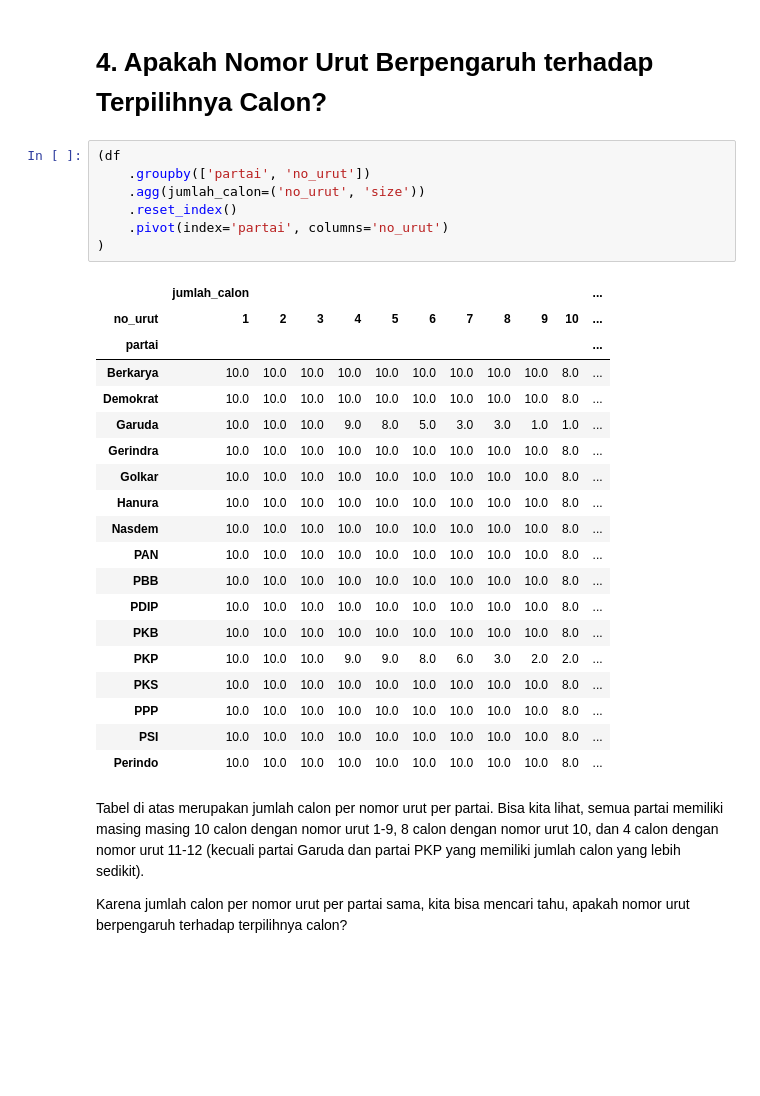
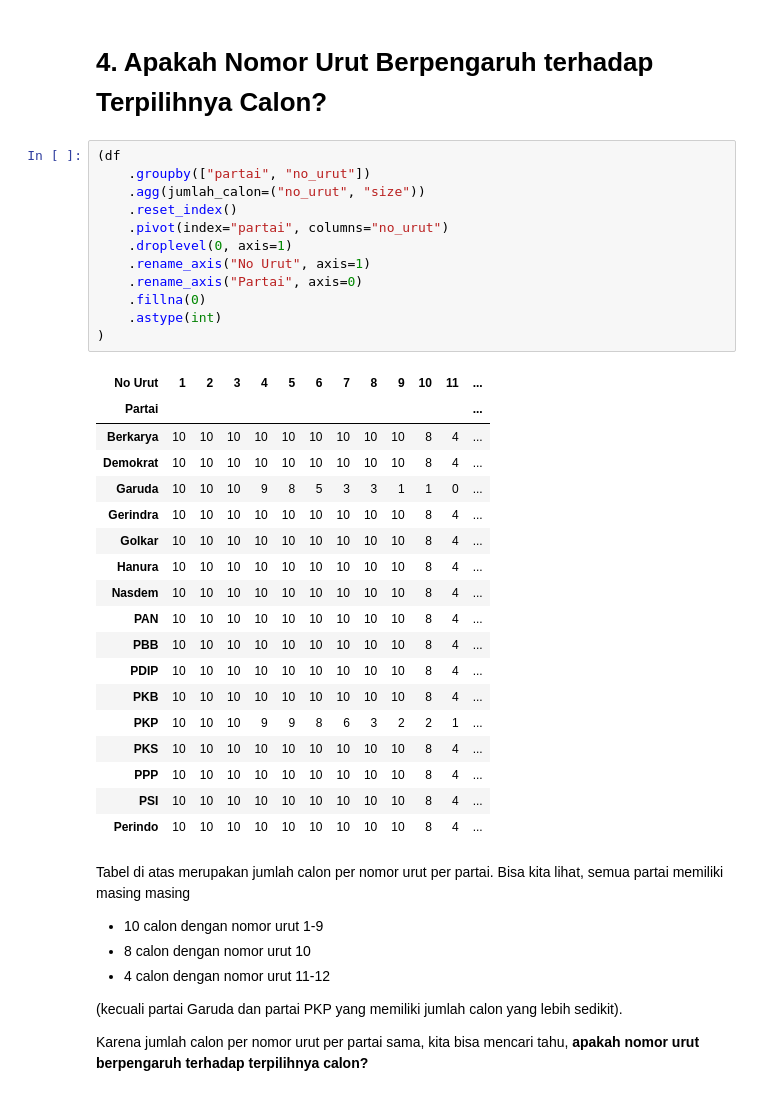
Before and after one commit to danjelito/pemilu-dki-2019, a Jupyter notebook: src/report.ipynb, the cells around one changed output. Cells and saved outputs as stored; diff of their text form; blank space fills up the shorter version.

```diff
--- a/src/report.ipynb
+++ b/src/report.ipynb
@@ -446,32 +446,41 @@ Chart ini bisa digunakan sebagai pedoman untuk memilih dapil dan partai sesuai k
 # 4. Apakah Nomor Urut Berpengaruh terhadap Terpilihnya Calon?
 # %%
 (df
-    .groupby(['partai', 'no_urut'])
-    .agg(jumlah_calon=('no_urut', 'size'))
+    .groupby(["partai", "no_urut"])
+    .agg(jumlah_calon=("no_urut", "size"))
     .reset_index()
-    .pivot(index='partai', columns='no_urut')
+    .pivot(index="partai", columns="no_urut")
+    .droplevel(0, axis=1)
+    .rename_axis("No Urut", axis=1)
+    .rename_axis("Partai", axis=0)
+    .fillna(0)
+    .astype(int)
 )
 # %% [output]
-|  | jumlah_calon |  |  |  |  |  |  |  |  |  | ... |
-| no_urut | 1 | 2 | 3 | 4 | 5 | 6 | 7 | 8 | 9 | 10 | ... |
-| partai |  |  |  |  |  |  |  |  |  |  | ... |
-| Berkarya | 10.0 | 10.0 | 10.0 | 10.0 | 10.0 | 10.0 | 10.0 | 10.0 | 10.0 | 8.0 | ... |
-| Demokrat | 10.0 | 10.0 | 10.0 | 10.0 | 10.0 | 10.0 | 10.0 | 10.0 | 10.0 | 8.0 | ... |
-| Garuda | 10.0 | 10.0 | 10.0 | 9.0 | 8.0 | 5.0 | 3.0 | 3.0 | 1.0 | 1.0 | ... |
-| Gerindra | 10.0 | 10.0 | 10.0 | 10.0 | 10.0 | 10.0 | 10.0 | 10.0 | 10.0 | 8.0 | ... |
-| Golkar | 10.0 | 10.0 | 10.0 | 10.0 | 10.0 | 10.0 | 10.0 | 10.0 | 10.0 | 8.0 | ... |
-| Hanura | 10.0 | 10.0 | 10.0 | 10.0 | 10.0 | 10.0 | 10.0 | 10.0 | 10.0 | 8.0 | ... |
-| Nasdem | 10.0 | 10.0 | 10.0 | 10.0 | 10.0 | 10.0 | 10.0 | 10.0 | 10.0 | 8.0 | ... |
-| PAN | 10.0 | 10.0 | 10.0 | 10.0 | 10.0 | 10.0 | 10.0 | 10.0 | 10.0 | 8.0 | ... |
-| PBB | 10.0 | 10.0 | 10.0 | 10.0 | 10.0 | 10.0 | 10.0 | 10.0 | 10.0 | 8.0 | ... |
-| PDIP | 10.0 | 10.0 | 10.0 | 10.0 | 10.0 | 10.0 | 10.0 | 10.0 | 10.0 | 8.0 | ... |
-| PKB | 10.0 | 10.0 | 10.0 | 10.0 | 10.0 | 10.0 | 10.0 | 10.0 | 10.0 | 8.0 | ... |
-| PKP | 10.0 | 10.0 | 10.0 | 9.0 | 9.0 | 8.0 | 6.0 | 3.0 | 2.0 | 2.0 | ... |
-| PKS | 10.0 | 10.0 | 10.0 | 10.0 | 10.0 | 10.0 | 10.0 | 10.0 | 10.0 | 8.0 | ... |
-| PPP | 10.0 | 10.0 | 10.0 | 10.0 | 10.0 | 10.0 | 10.0 | 10.0 | 10.0 | 8.0 | ... |
-| PSI | 10.0 | 10.0 | 10.0 | 10.0 | 10.0 | 10.0 | 10.0 | 10.0 | 10.0 | 8.0 | ... |
-| Perindo | 10.0 | 10.0 | 10.0 | 10.0 | 10.0 | 10.0 | 10.0 | 10.0 | 10.0 | 8.0 | ... |
+| No Urut | 1 | 2 | 3 | 4 | 5 | 6 | 7 | 8 | 9 | 10 | 11 | ... |
+| Partai |  |  |  |  |  |  |  |  |  |  |  | ... |
+| Berkarya | 10 | 10 | 10 | 10 | 10 | 10 | 10 | 10 | 10 | 8 | 4 | ... |
+| Demokrat | 10 | 10 | 10 | 10 | 10 | 10 | 10 | 10 | 10 | 8 | 4 | ... |
+| Garuda | 10 | 10 | 10 | 9 | 8 | 5 | 3 | 3 | 1 | 1 | 0 | ... |
+| Gerindra | 10 | 10 | 10 | 10 | 10 | 10 | 10 | 10 | 10 | 8 | 4 | ... |
+| Golkar | 10 | 10 | 10 | 10 | 10 | 10 | 10 | 10 | 10 | 8 | 4 | ... |
+| Hanura | 10 | 10 | 10 | 10 | 10 | 10 | 10 | 10 | 10 | 8 | 4 | ... |
+| Nasdem | 10 | 10 | 10 | 10 | 10 | 10 | 10 | 10 | 10 | 8 | 4 | ... |
+| PAN | 10 | 10 | 10 | 10 | 10 | 10 | 10 | 10 | 10 | 8 | 4 | ... |
+| PBB | 10 | 10 | 10 | 10 | 10 | 10 | 10 | 10 | 10 | 8 | 4 | ... |
+| PDIP | 10 | 10 | 10 | 10 | 10 | 10 | 10 | 10 | 10 | 8 | 4 | ... |
+| PKB | 10 | 10 | 10 | 10 | 10 | 10 | 10 | 10 | 10 | 8 | 4 | ... |
+| PKP | 10 | 10 | 10 | 9 | 9 | 8 | 6 | 3 | 2 | 2 | 1 | ... |
+| PKS | 10 | 10 | 10 | 10 | 10 | 10 | 10 | 10 | 10 | 8 | 4 | ... |
+| PPP | 10 | 10 | 10 | 10 | 10 | 10 | 10 | 10 | 10 | 8 | 4 | ... |
+| PSI | 10 | 10 | 10 | 10 | 10 | 10 | 10 | 10 | 10 | 8 | 4 | ... |
+| Perindo | 10 | 10 | 10 | 10 | 10 | 10 | 10 | 10 | 10 | 8 | 4 | ... |
 # %% [markdown]
-Tabel di atas merupakan jumlah calon per nomor urut per partai. Bisa kita lihat, semua partai memiliki masing masing 10 calon dengan nomor urut 1-9, 8 calon dengan nomor urut 10, dan 4 calon dengan nomor urut 11-12 (kecuali partai Garuda dan partai PKP yang memiliki jumlah calon yang lebih sedikit).
+Tabel di atas merupakan jumlah calon per nomor urut per partai. Bisa kita lihat, semua partai memiliki masing masing
+- 10 calon dengan nomor urut 1-9
+- 8 calon dengan nomor urut 10
+- 4 calon dengan nomor urut 11-12
 
-Karena jumlah calon per nomor urut per partai sama, kita bisa mencari tahu, apakah nomor urut berpengaruh terhadap terpilihnya calon?
+(kecuali partai Garuda dan partai PKP yang memiliki jumlah calon yang lebih sedikit).
+
+Karena jumlah calon per nomor urut per partai sama, kita bisa mencari tahu, **apakah nomor urut berpengaruh terhadap terpilihnya calon?**
```
Also changed, not shown: parts of 11 cells of this notebook.
